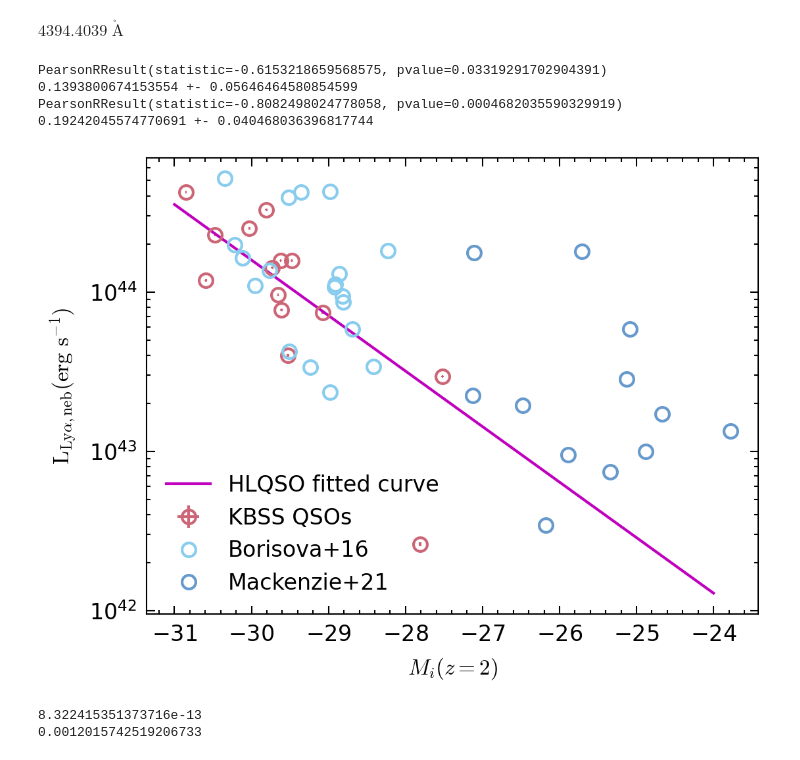
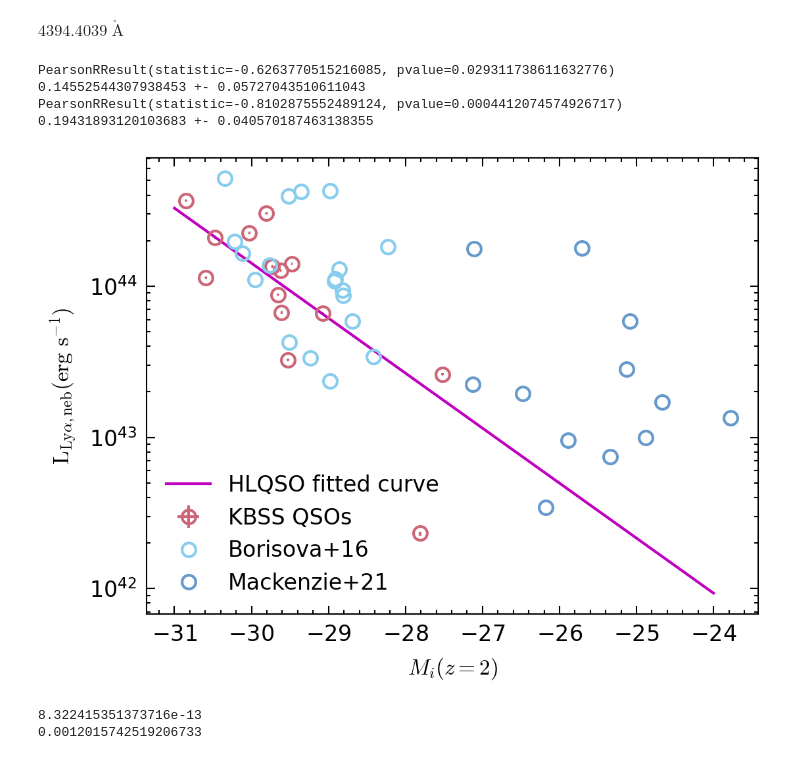
Before and after one commit to yuanzeding/KBSS_DataAnalysis, a Jupyter notebook: correlation.ipynb, the cells around one changed output. Drawn from its saved outputs; the diff is of its cells as text; code cells hidden in the pictures.

```diff
--- a/correlation.ipynb
+++ b/correlation.ipynb
@@ -2548,13 +2548,13 @@ for ind,id in enumerate(line_total_flux.keys()):
         sld=Planck18.luminosity_distance(z).to(u.cm).value**2*4*np.pi*1e-16
 
         #MW Dust extinction correction
-        sc = SkyCoord(ra=sentry["RA"][0], dec=sentry["Dec"][0], unit='deg',frame='icrs', equinox='J2000')
-        Av=sfd(sc)*2.742
-        Alam=ext_model(1215.67*(1+z)*u.AA)*Av
+        #sc = SkyCoord(ra=sentry["RA"][0], dec=sentry["Dec"][0], unit='deg',frame='icrs', equinox='J2000')
+        #Av=sfd(sc)*2.742
+        #Alam=ext_model(1215.67*(1+z)*u.AA)*Av
 
 
-        y = metrics[sourcename][0]*sld*10**(0.4*Alam)#*(1+z)**2/area[sourcename][2]*(1+z)**2
-        yerr = metrics[sourcename][1]*sld*10**(0.4*Alam)#*(1+z)**2/area[sourcename][2]*(1+z)**2
+        y = metrics[sourcename][0]*sld#*10**(0.4*Alam)#*(1+z)**2/area[sourcename][2]*(1+z)**2
+        yerr = metrics[sourcename][1]*sld#*10**(0.4*Alam)#*(1+z)**2/area[sourcename][2]*(1+z)**2
 
 
         #mu= 5.*np.log10(Planck18.luminosity_distance(sentry["z_sys"][0]).to(u.pc).value)-5 #distance modulus
@@ -2609,39 +2609,39 @@ axs.set_ylabel(r"$\rm L_{Ly\alpha,neb} (erg~s^{-1})$")
 
 #axs.set_xscale
 #axs.set_xlim([22,26])
 
 axs.set_yscale("log")
 
 resall=scipy.stats.linregress(fxall,np.log10(fyall))
 res=scipy.stats.linregress(fx,np.log10(fy))
 
 xplot=np.linspace(-24,-31,100)
 axs.plot(xplot,10**(res.intercept+res.slope*np.array(xplot)),"m",label="HLQSO fitted curve")
 
 #axs.plot(fxall,10**(resall.intercept+resall.slope*np.array(fxall)),color=colorlst[2],label="All")
 
 #axs.set_yscale("log")
 axs.legend(loc="best",markerfirst=True)
 #axs.invert_xaxis()
 #axs.set_ylim([-1,10])
 #axs.set_yticks([5e-2,1e-1,1,5,10,100])
 #axs.set_yticklabels([r"5$\times10^{-2}$",r"10$^{-1}$","1","5","10","100"])
 
 
 print(scipy.stats.pearsonr(fx,np.log10(fy)))
 print(res.slope/-2.5,r"+-",res.stderr/2.5)
 
 print(scipy.stats.pearsonr(fxall,np.log10(fyall)))
 print(resall.slope/-2.5,r"+-",resall.stderr/2.5)
 
 #axs.set_xscale("symlog")
-fig.savefig(KBSSpath+"/fig/Lya_Mi_all.pdf")
+#fig.savefig(KBSSpath+"/fig/Lya_Mi_all.pdf")
 # %% [output]
-PearsonRResult(statistic=-0.6153218659568575, pvalue=0.03319291702904391)
-0.1393800674153554 +- 0.05646464580854599
-PearsonRResult(statistic=-0.8082498024778058, pvalue=0.0004682035590329919)
-0.19242045574770691 +- 0.040468036396817744
+PearsonRResult(statistic=-0.6263770515216085, pvalue=0.029311738611632776)
+0.14552544307938453 +- 0.05727043510611043
+PearsonRResult(statistic=-0.8102875552489124, pvalue=0.0004412074574926717)
+0.19431893120103683 +- 0.040570187463138355
-[figure, old version]
+[figure, new version]
 # %%
 S=4*np.pi*Planck18.luminosity_distance(2.65).to(u.cm).value**2
 FQSO=5e46/S
```
Also changed, not shown: parts of 3 cells of this notebook, 8 other files.
